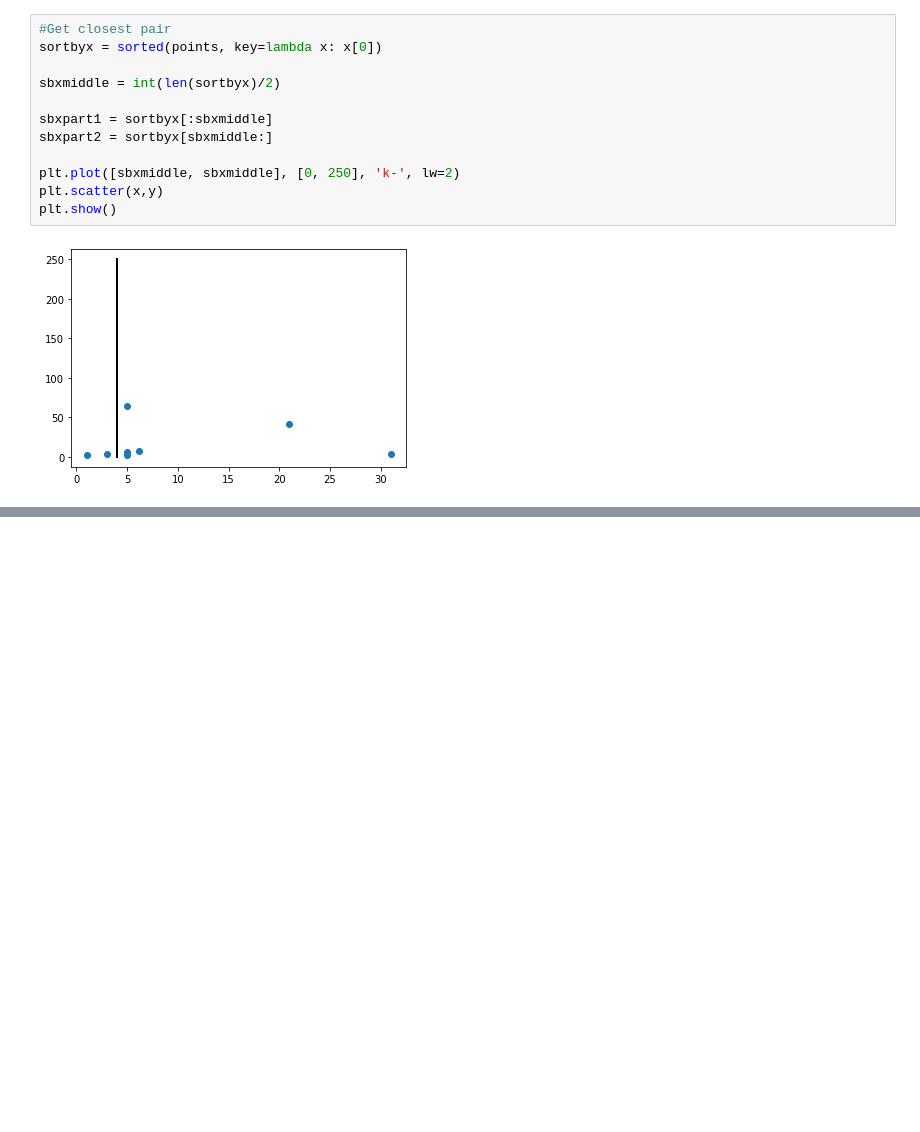
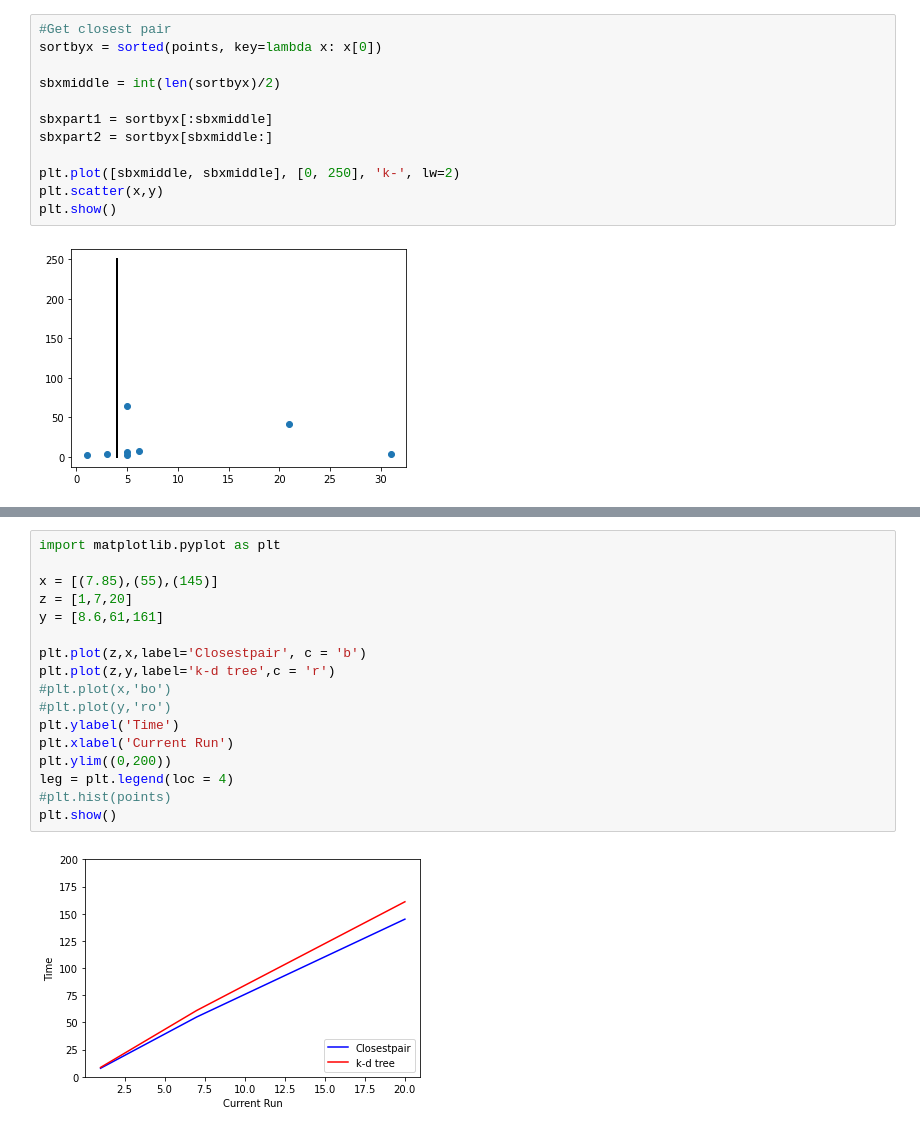
Before and after one commit to Player514/algdes-labs, a Jupyter notebook: closest-points/src/ClosestPair.ipynb, the cells around one changed output, grey strips where cells are left out. Saved outputs shown, nothing was run; the diff lists cells and outputs as text; blank space fills up the shorter version.

```diff
--- a/closest-points/src/ClosestPair.ipynb
+++ b/closest-points/src/ClosestPair.ipynb
@@ -129,0 +158,19 @@ plt.show()
+# %%
+import matplotlib.pyplot as plt
+
+x = [(7.85),(55),(145)]
+z = [1,7,20]
+y = [8.6,61,161]
+
+plt.plot(z,x,label='Closestpair', c = 'b')
+plt.plot(z,y,label='k-d tree',c = 'r')
+#plt.plot(x,'bo')
+#plt.plot(y,'ro')
+plt.ylabel('Time')
+plt.xlabel('Current Run')
+plt.ylim((0,200))
+leg = plt.legend(loc = 4)
+#plt.hist(points)
+plt.show()
+# %% [output]
+[figure, added]
```
Also changed, not shown: parts of 1 cell of this notebook, 13 other files.
